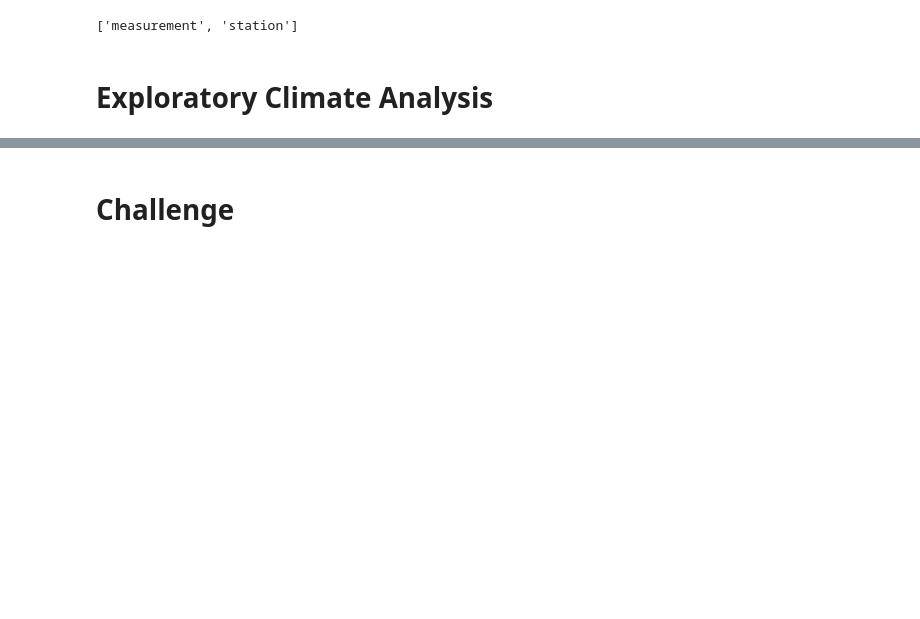
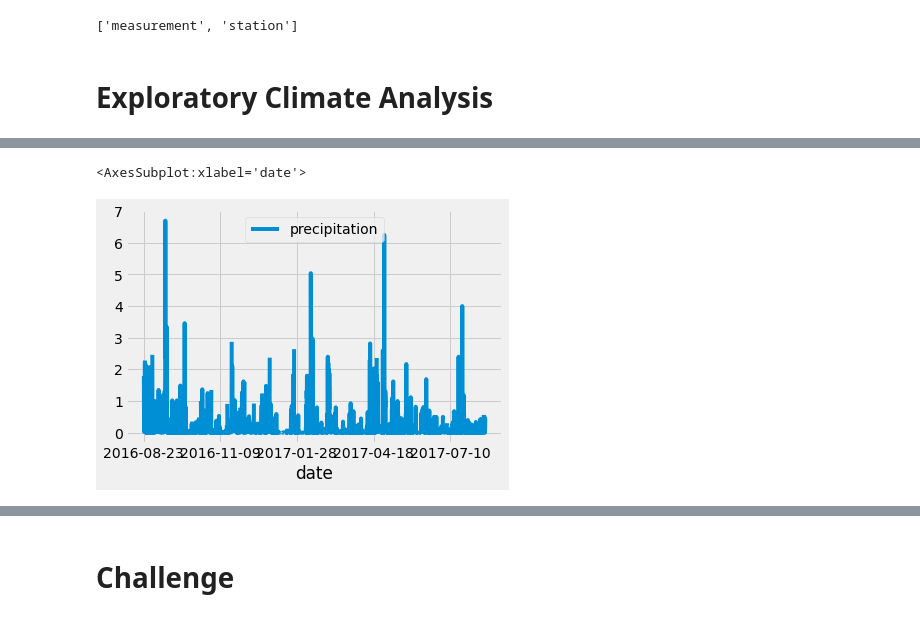
Before and after one commit to andreabassetti/Weather_Data, a Jupyter notebook: climate_analysis.ipynb, the cells around one changed output, grey strips where cells are left out. Drawn from its saved outputs; the diff is of its cells as text; code cells hidden in the pictures; blank space fills up the shorter version.

```diff
--- a/climate_analysis.ipynb
+++ b/climate_analysis.ipynb
@@ -45,10 +45,16 @@ prev_year = dt.date(2017, 8, 23)
 # Calculate the date one year from the last date in data set.
 prev_year = dt.date(2017, 8, 23) - dt.timedelta(days=365)
 # Perform a query to retrieve the data and precipitation scores
-results = session.query(Measurement.date, Measurement.prcp)
-print(results.all())
+results = []
+#results = session.query(Measurement.date, Measurement.prcp) #- this was getting all the dates the below one will filter out for the ones we want
+results = session.query(Measurement.date, Measurement.prcp).filter(Measurement.date >= prev_year).all()
+#print(results)
 # Save the query results as a Pandas DataFrame and set the index to the date column
+df = pd.DataFrame(results, columns=['date','precipitation'])
 
 # Sort the dataframe by date
-
+df.set_index(df['date'], inplace=True)
+#print(df)
+#this pritn statement prints it without the index
+print(df.to_string(index=False))
 # Use Pandas Plotting with Matplotlib to plot the data
@@ -54,0 +79,3 @@ print(results.all())
+# %%
+df = df.sort_index()
+print(df.to_string(index=False))
@@ -55,2 +100,8 @@ print(results.all())
+# %%
+#precipitation per day
+df.plot()
+# %% [output]
+<AxesSubplot:xlabel='date'>
+[figure, added]
 # %%
 # Use Pandas to calcualte the summary statistics for the precipitation data
```
Also changed, not shown: parts of 3 cells of this notebook.
